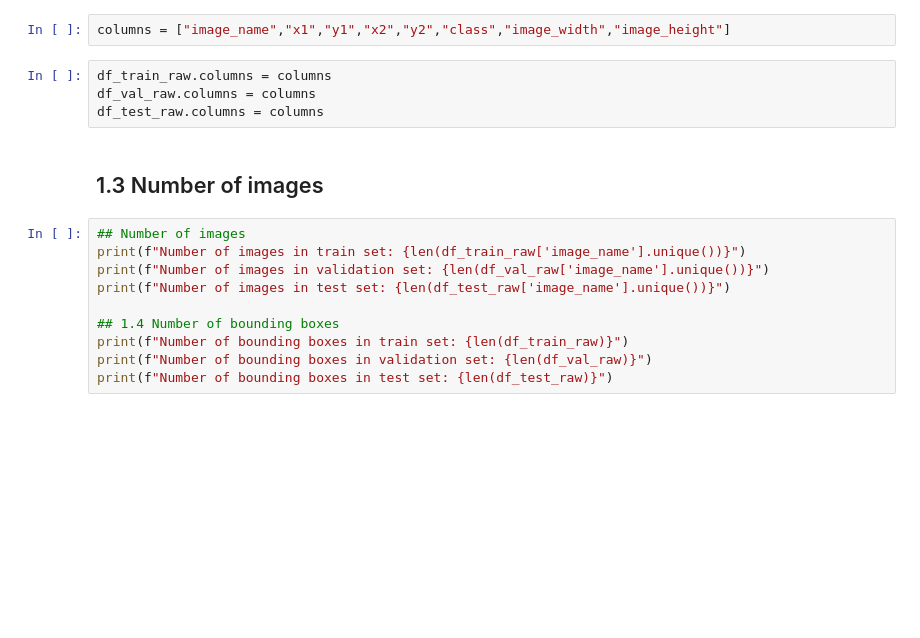
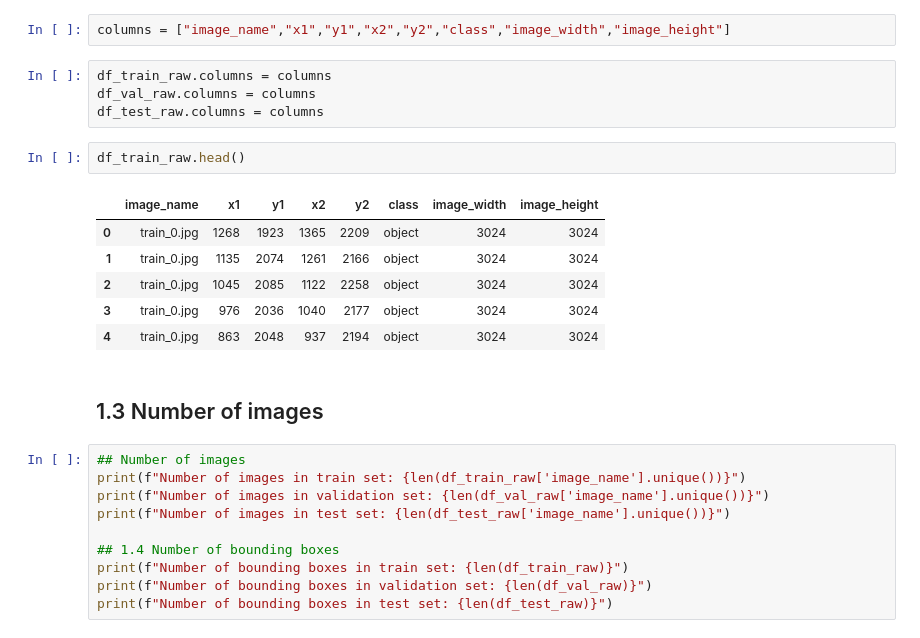
Before and after one commit to riosinda/object-detection-yolo, a Jupyter notebook: notebooks/1_EDA.ipynb, the cells around one changed output. Saved outputs shown, nothing was run; the diff lists cells and outputs as text; blank space fills up the shorter version.

```diff
--- a/notebooks/1_EDA.ipynb
+++ b/notebooks/1_EDA.ipynb
@@ -20,6 +23,15 @@ columns = ["image_name","x1","y1","x2","y2","class","image_width","image_height"
 df_train_raw.columns = columns
 df_val_raw.columns = columns
 df_test_raw.columns = columns
+# %%
+df_train_raw.head()
+# %% [output]
+|  | image_name | x1 | y1 | x2 | y2 | class | image_width | image_height |
+| 0 | train_0.jpg | 1268 | 1923 | 1365 | 2209 | object | 3024 | 3024 |
+| 1 | train_0.jpg | 1135 | 2074 | 1261 | 2166 | object | 3024 | 3024 |
+| 2 | train_0.jpg | 1045 | 2085 | 1122 | 2258 | object | 3024 | 3024 |
+| 3 | train_0.jpg | 976 | 2036 | 1040 | 2177 | object | 3024 | 3024 |
+| 4 | train_0.jpg | 863 | 2048 | 937 | 2194 | object | 3024 | 3024 |
 # %% [markdown]
 ## 1.3 Number of images
 # %%
```
Also changed, not shown: parts of 4 cells of this notebook, 7 other files.
